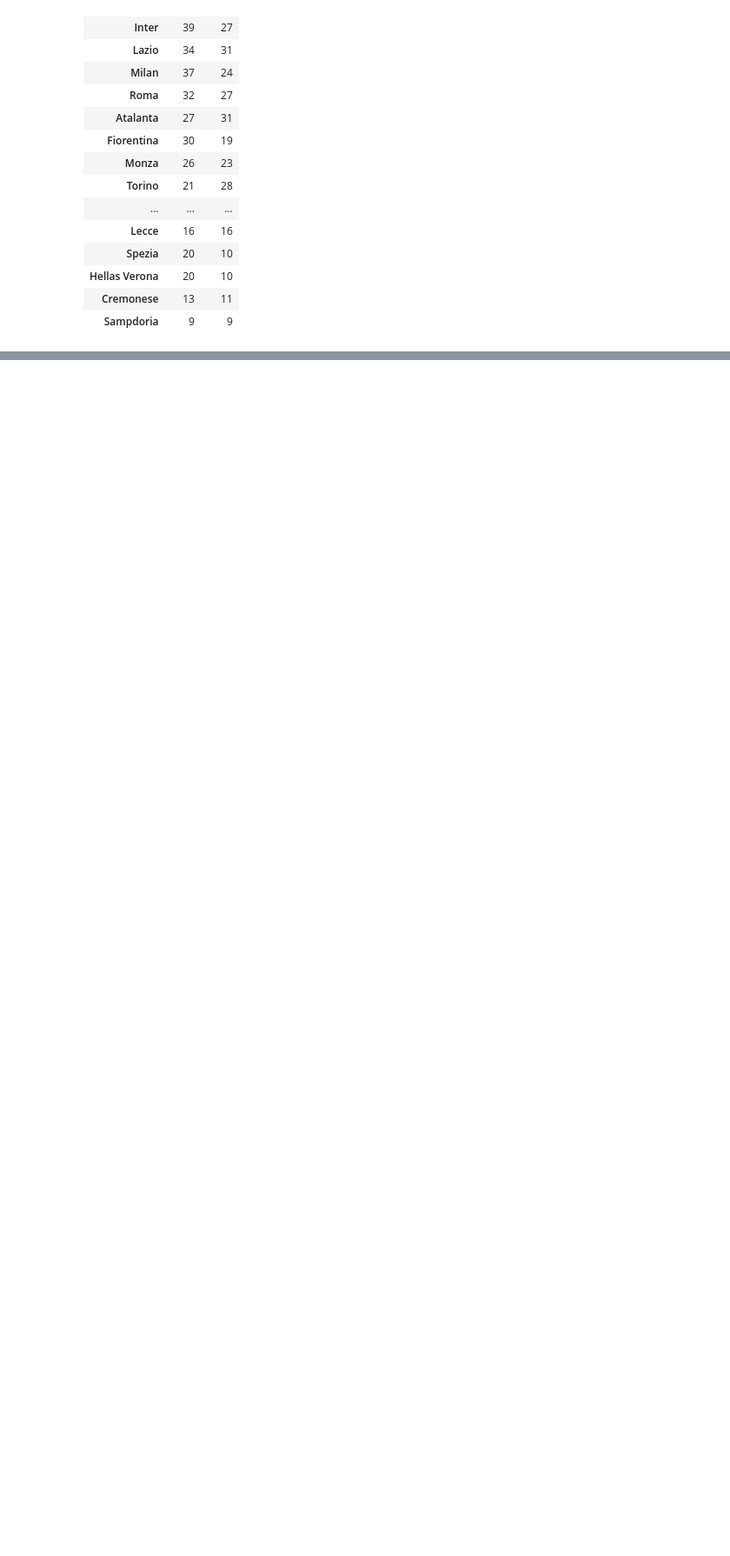
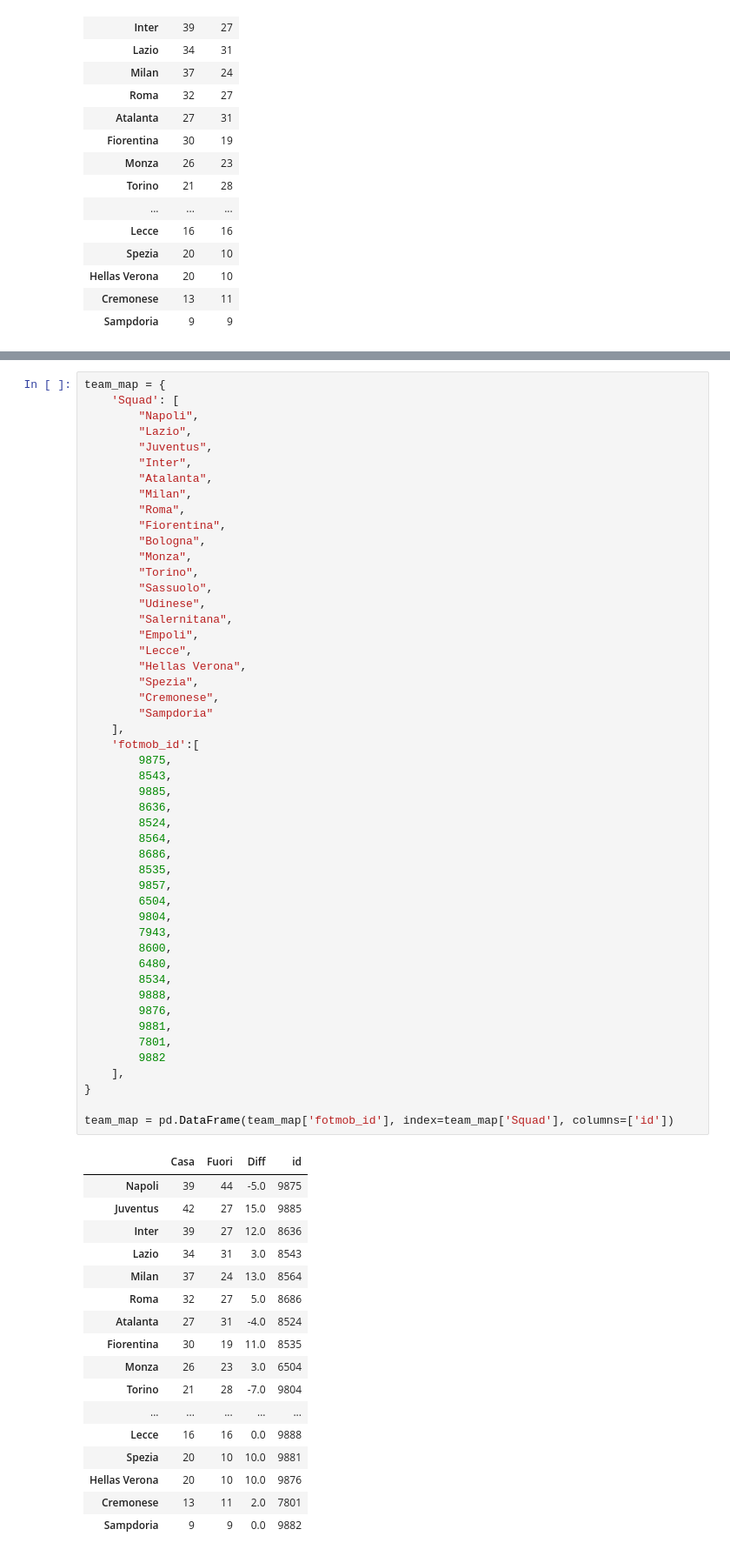
Before and after one commit to Weinsz/SciViz-SerieA-2022-23, a Jupyter notebook: Misc/Rendimento_Casa-Fuori.ipynb, the cells around one changed output, grey strips where cells are left out. Shown at 87% size. Saved outputs shown, nothing was run; the diff lists cells and outputs as text; blank space fills up the shorter version.

```diff
--- a/Misc/Rendimento_Casa-Fuori.ipynb
+++ b/Misc/Rendimento_Casa-Fuori.ipynb
@@ -77,0 +106,67 @@ df_sum['Diff'].sort_values().plot.barh()
+# %%
+team_map = {
+    'Squad': [
+        "Napoli",
+        "Lazio",
+        "Juventus",
+        "Inter",
+        "Atalanta",
+        "Milan",
+        "Roma",
+        "Fiorentina",
+        "Bologna",
+        "Monza",
+        "Torino",
+        "Sassuolo",
+        "Udinese",
+        "Salernitana",
+        "Empoli",
+        "Lecce",
+        "Hellas Verona",
+        "Spezia",
+        "Cremonese",
+        "Sampdoria"
+    ],
+    'fotmob_id':[
+        9875,
+        8543,
+        9885,
+        8636,
+        8524,
+        8564,
+        8686,
+        8535,
+        9857,
+        6504,
+        9804,
+        7943,
+        8600,
+        6480,
+        8534,
+        9888,
+        9876,
+        9881,
+        7801,
+        9882
+    ],
+}
+
+team_map = pd.DataFrame(team_map['fotmob_id'], index=team_map['Squad'], columns=['id'])
+# %% [output]
+|  | Casa | Fuori | Diff | id |
+| Napoli | 39 | 44 | -5.0 | 9875 |
+| Juventus | 42 | 27 | 15.0 | 9885 |
+| Inter | 39 | 27 | 12.0 | 8636 |
+| Lazio | 34 | 31 | 3.0 | 8543 |
+| Milan | 37 | 24 | 13.0 | 8564 |
+| Roma | 32 | 27 | 5.0 | 8686 |
+| Atalanta | 27 | 31 | -4.0 | 8524 |
+| Fiorentina | 30 | 19 | 11.0 | 8535 |
+| Monza | 26 | 23 | 3.0 | 6504 |
+| Torino | 21 | 28 | -7.0 | 9804 |
+| ... | ... | ... | ... | ... |
+| Lecce | 16 | 16 | 0.0 | 9888 |
+| Spezia | 20 | 10 | 10.0 | 9881 |
+| Hellas Verona | 20 | 10 | 10.0 | 9876 |
+| Cremonese | 13 | 11 | 2.0 | 7801 |
+| Sampdoria | 9 | 9 | 0.0 | 9882 |
```
Also changed, not shown: parts of 8 cells of this notebook, 2 other files.
